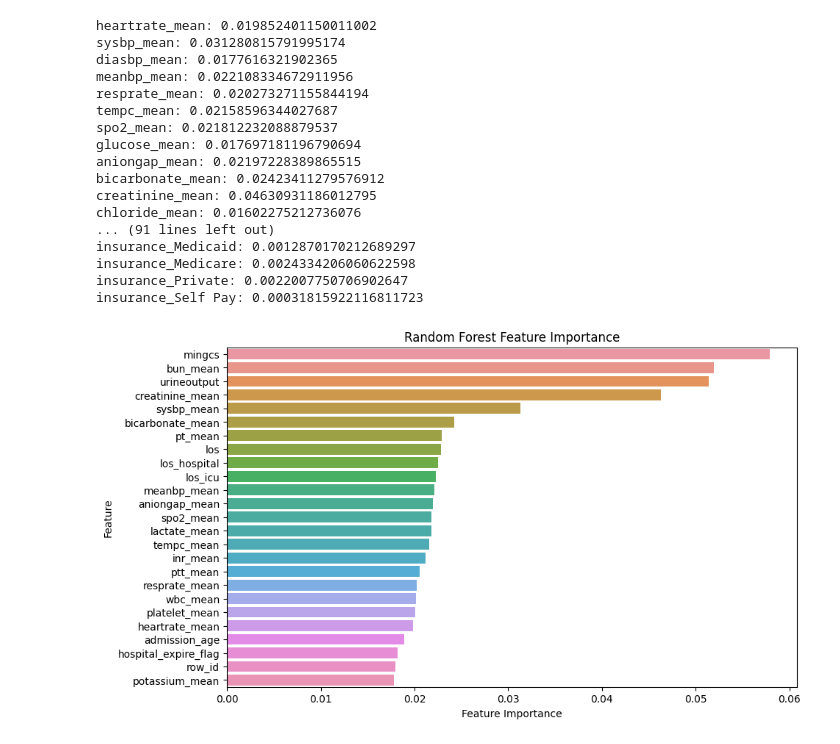
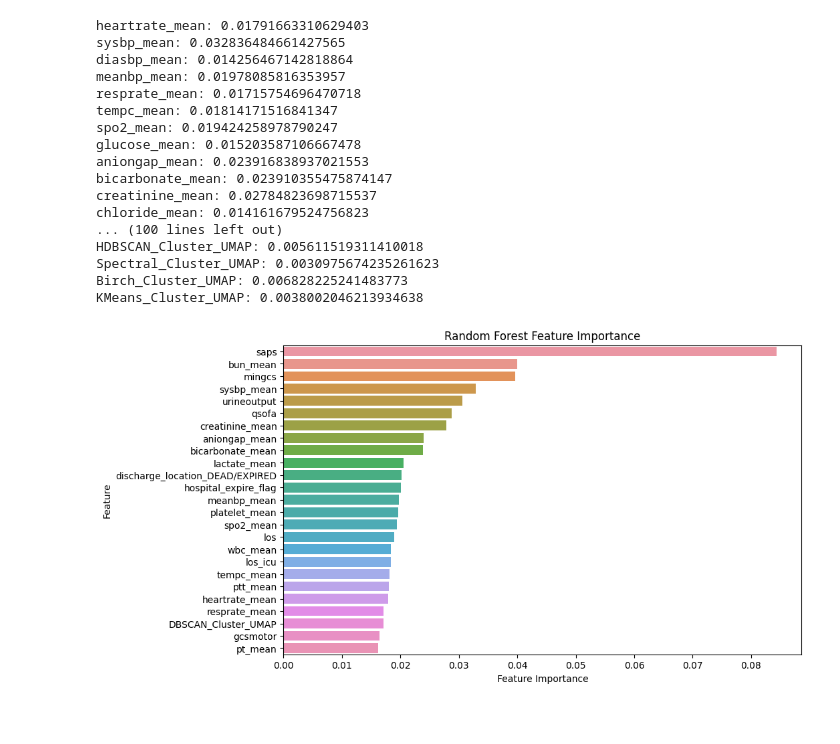
Before and after one commit to MemphiS047/icu-flow-prediction, a Jupyter notebook: notebooks/classification.ipynb, the cells around one changed output. Drawn from its saved outputs; the diff is of its cells as text; code cells hidden in the pictures; blank space fills up the shorter version.

```diff
--- a/notebooks/classification.ipynb
+++ b/notebooks/classification.ipynb
@@ -24,2 +28,3 @@ True
 # %%
-df = pd.read_csv(f'{os.getenv("ROOT_DIR")}\\data\\finalrefined.csv')
+df = pd.read_csv(f'{os.getenv("ROOT_DIR")}\\data\\finalrefinedclustered.csv')
+df
@@ -61,3 +44,0 @@ PostgreSQL version: PostgreSQL 14.0, compiled by Visual C++ build 1914, 64-bit
-# %%
-df = df.merge(df_subject_mr.drop_duplicates(subset='subject_id'), on='subject_id', how='left')
-df
@@ -78,3 +44,0 @@ df
-# %%
-df['icu_level'] = df['mr_lods'].apply(utils.map_mortality_rate_to_icu_level)
-df['icu_level']
@@ -110,5 +45,5 @@ Name: icu_level, dtype: int64
 # %%
-columns_to_remove = ["subject_id", "hadm_id", "icustay_id", "mr_lods"]
+columns_to_remove = ["lods", "mlods", "sapsii", "apsiii", "sofa", "oasis"]
 df = df.drop(columns_to_remove, axis=1)
 # %%
 y = df['icu_level']
@@ -250,40 +162,40 @@ feature_importance_rf = random_forest_model.feature_importances_
 for feature_name, importance in zip(feature_names, feature_importance_rf):
     print(f"{feature_name}: {importance}")
 # %% [output]
-heartrate_mean: 0.019852401150011002
-sysbp_mean: 0.031280815791995174
-diasbp_mean: 0.0177616321902365
-meanbp_mean: 0.022108334672911956
-resprate_mean: 0.020273271155844194
-tempc_mean: 0.02158596344027687
-spo2_mean: 0.021812232088879537
-glucose_mean: 0.017697181196790694
-aniongap_mean: 0.02197228389865515
-bicarbonate_mean: 0.02423411279576912
-creatinine_mean: 0.04630931186012795
-chloride_mean: 0.01602275212736076
-... (91 lines left out)
-insurance_Medicaid: 0.0012870170212689297
-insurance_Medicare: 0.0024334206060622598
-insurance_Private: 0.0022007750706902647
-insurance_Self Pay: 0.00031815922116811723
+heartrate_mean: 0.01791663310629403
+sysbp_mean: 0.032836484661427565
+diasbp_mean: 0.014256467142818864
+meanbp_mean: 0.01978085816353957
+resprate_mean: 0.01715754696470718
+tempc_mean: 0.01814171516841347
+spo2_mean: 0.019424258978790247
+glucose_mean: 0.015203587106667478
+aniongap_mean: 0.023916838937021553
+bicarbonate_mean: 0.023910355475874147
+creatinine_mean: 0.02784823698715537
+chloride_mean: 0.014161679524756823
+... (100 lines left out)
+HDBSCAN_Cluster_UMAP: 0.005611519311410018
+Spectral_Cluster_UMAP: 0.0030975674235261623
+Birch_Cluster_UMAP: 0.006828225241483773
+KMeans_Cluster_UMAP: 0.0038002046213934638
 # %%
 # Create a DataFrame to store feature names and their importance scores
 feature_importance_df = pd.DataFrame({'Feature': feature_names, 'Importance': feature_importance_rf})
 
 # Sort the DataFrame by importance scores in descending order
 feature_importance_df = feature_importance_df.sort_values(by='Importance', ascending=False)
 top_features = feature_importance_df.head(25)
 
 
 plt.figure(figsize=(10, 6))
-sns.barplot(x='Importance', y='Feature', data=top_10_features)
+sns.barplot(x='Importance', y='Feature', data=top_features)
 plt.xlabel('Feature Importance')
 plt.ylabel('Feature')
 plt.title('Random Forest Feature Importance')
 plt.show()
 # %% [output]
-[figure, old version]
+[figure, new version]
 # %%
 feature_importance_gbm = gbm_model.feature_importances_
 
```
Also changed, not shown: parts of 29 cells of this notebook, 8 other files.
